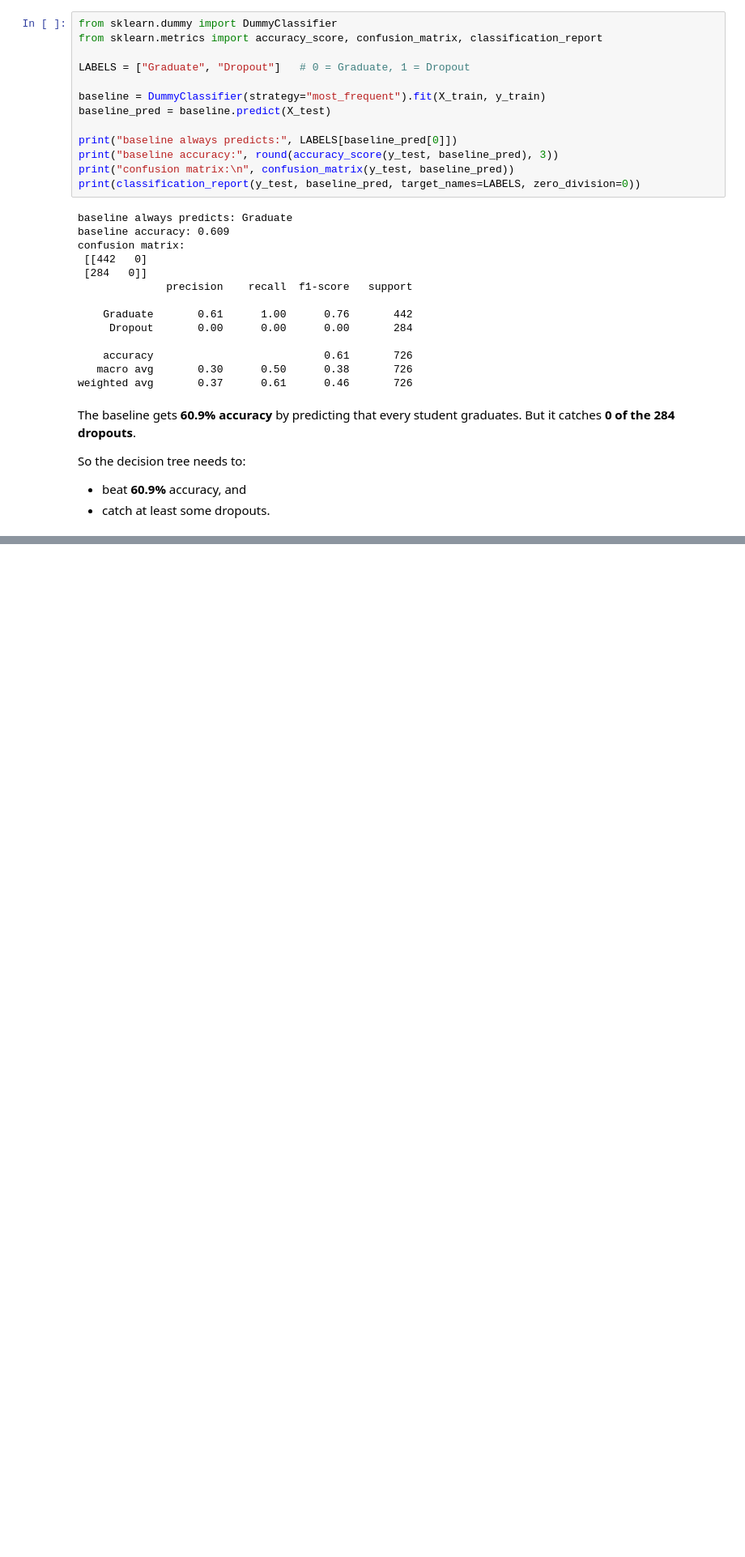
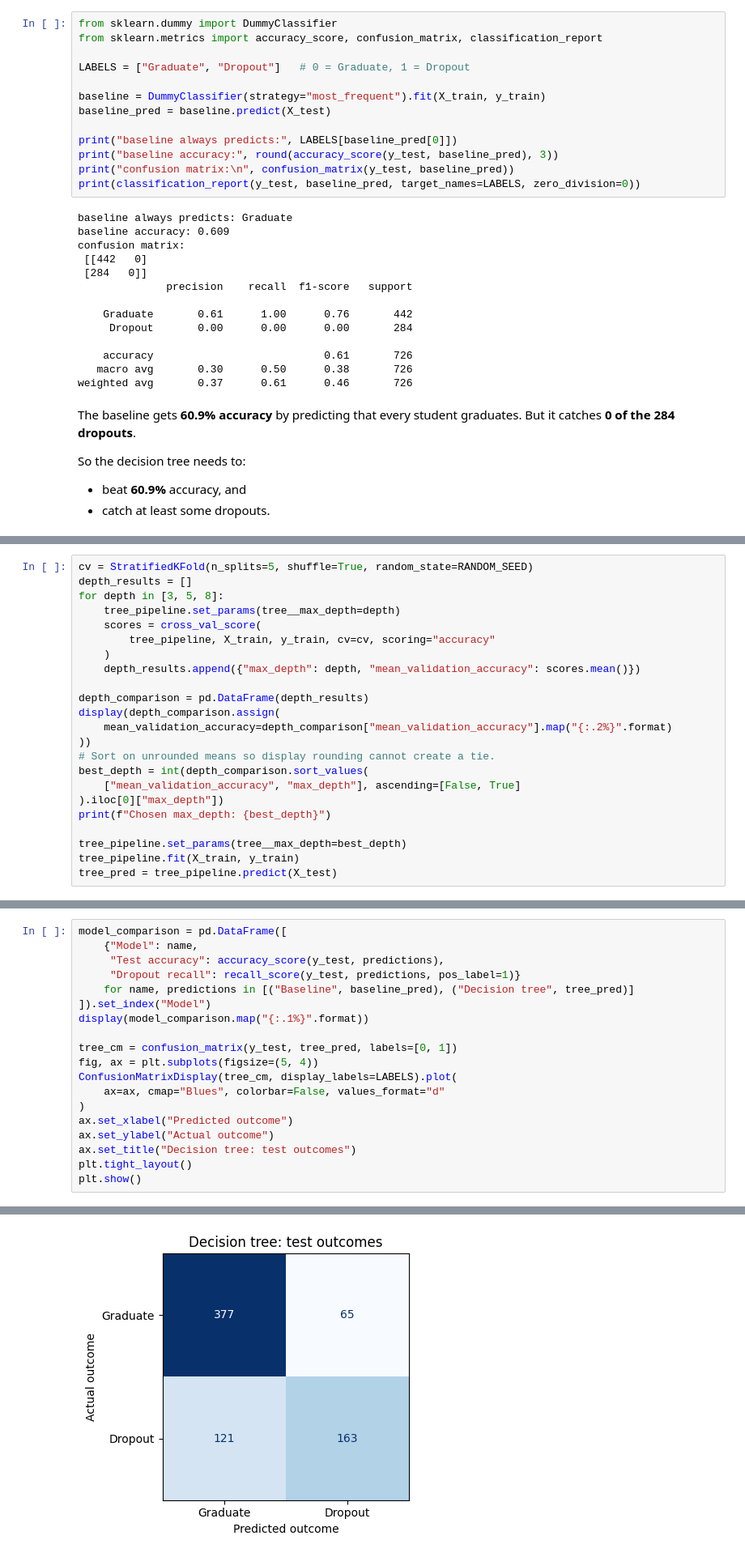
Before and after one commit to QAryan/cis-4020-project, a Jupyter notebook: project.ipynb, the cells around one changed output, grey strips where cells are left out. Shown at 81% size. Saved outputs shown, nothing was run; the diff lists cells and outputs as text; blank space fills up the shorter version.

Commit message:
Add decision tree for dropout prediction and compare it with the baseline

```diff
--- a/project.ipynb
+++ b/project.ipynb
@@ -580,0 +609,23 @@ So the decision tree needs to:
+# %%
+cv = StratifiedKFold(n_splits=5, shuffle=True, random_state=RANDOM_SEED)
+depth_results = []
+for depth in [3, 5, 8]:
+    tree_pipeline.set_params(tree__max_depth=depth)
+    scores = cross_val_score(
+        tree_pipeline, X_train, y_train, cv=cv, scoring="accuracy"
+    )
+    depth_results.append({"max_depth": depth, "mean_validation_accuracy": scores.mean()})
+
+depth_comparison = pd.DataFrame(depth_results)
+display(depth_comparison.assign(
+    mean_validation_accuracy=depth_comparison["mean_validation_accuracy"].map("{:.2%}".format)
+))
+# Sort on unrounded means so display rounding cannot create a tie.
+best_depth = int(depth_comparison.sort_values(
+    ["mean_validation_accuracy", "max_depth"], ascending=[False, True]
+).iloc[0]["max_depth"])
+print(f"Chosen max_depth: {best_depth}")
+
+tree_pipeline.set_params(tree__max_depth=best_depth)
+tree_pipeline.fit(X_train, y_train)
+tree_pred = tree_pipeline.predict(X_test)
@@ -580,0 +640,20 @@ So the decision tree needs to:
+# %%
+model_comparison = pd.DataFrame([
+    {"Model": name,
+     "Test accuracy": accuracy_score(y_test, predictions),
+     "Dropout recall": recall_score(y_test, predictions, pos_label=1)}
+    for name, predictions in [("Baseline", baseline_pred), ("Decision tree", tree_pred)]
+]).set_index("Model")
+display(model_comparison.map("{:.1%}".format))
+
+tree_cm = confusion_matrix(y_test, tree_pred, labels=[0, 1])
+fig, ax = plt.subplots(figsize=(5, 4))
+ConfusionMatrixDisplay(tree_cm, display_labels=LABELS).plot(
+    ax=ax, cmap="Blues", colorbar=False, values_format="d"
+)
+ax.set_xlabel("Predicted outcome")
+ax.set_ylabel("Actual outcome")
+ax.set_title("Decision tree: test outcomes")
+plt.tight_layout()
+plt.show()
+# %% [output]
@@ -580,0 +664 @@ So the decision tree needs to:
+[figure, added]
```
Also changed, not shown: parts of 7 cells of this notebook.
